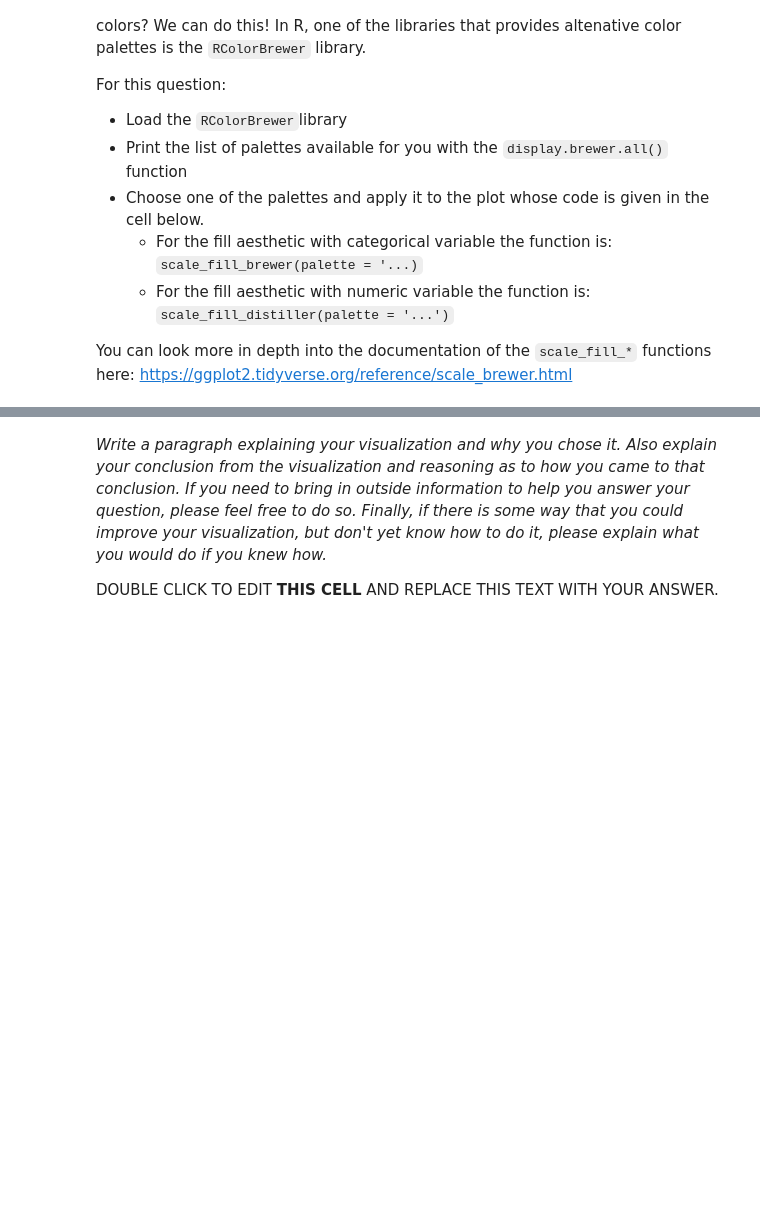
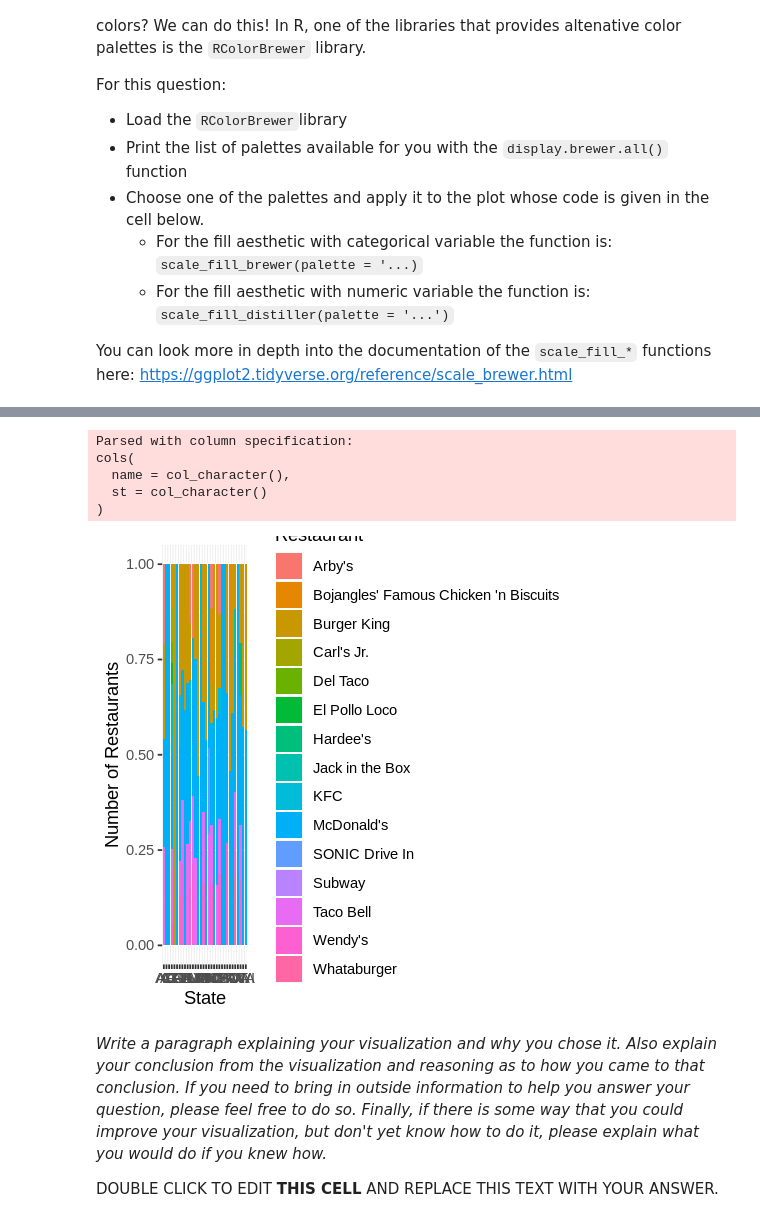
Before and after one commit to hallje193/dsci100-coursework-jerryhall, a Jupyter notebook: materials/tutorial_04/tutorial_04.ipynb, the cells around one changed output, grey strips where cells are left out. Drawn from its saved outputs; the diff is of its cells as text; code cells hidden in the pictures; blank space fills up the shorter version.

```diff
--- a/materials/tutorial_04/tutorial_04.ipynb
+++ b/materials/tutorial_04/tutorial_04.ipynb
@@ -410,3 +431,22 @@ fail() # No Answer - remove if you provide an answer
+# %%
+# write the code for your plot here
+# your code here
+fast_food_plot <- read_csv('data/fast_food.csv') %>%
+    group_by(name, st) %>%
+    summarize(n = n()) %>%
+    arrange(desc(n)) %>%
+    head(n = 100) %>%
+    ggplot(aes(x = st, y = n, fill = name)) +
+    geom_bar(stat = 'identity', position = 'fill') +
+    labs(x = 'State', y = 'Number of Restaurants', fill = 'Restaurant')
+fast_food_plot
+# %% [output]
+Parsed with column specification:
+cols(
+  name = col_character(),
+  st = col_character()
+)
+[figure, added]
 # %% [markdown]
 *Write a paragraph explaining your visualization and why you chose it. Also explain your conclusion from the visualization and reasoning as to how you came to that conclusion. If you need to bring in outside information to help you answer your question, please feel free to do so. Finally, if there is some way that you could improve your visualization, but don't yet know how to do it, please explain what you would do if you knew how.*
 
```
Also changed, not shown: parts of 13 cells of this notebook.
